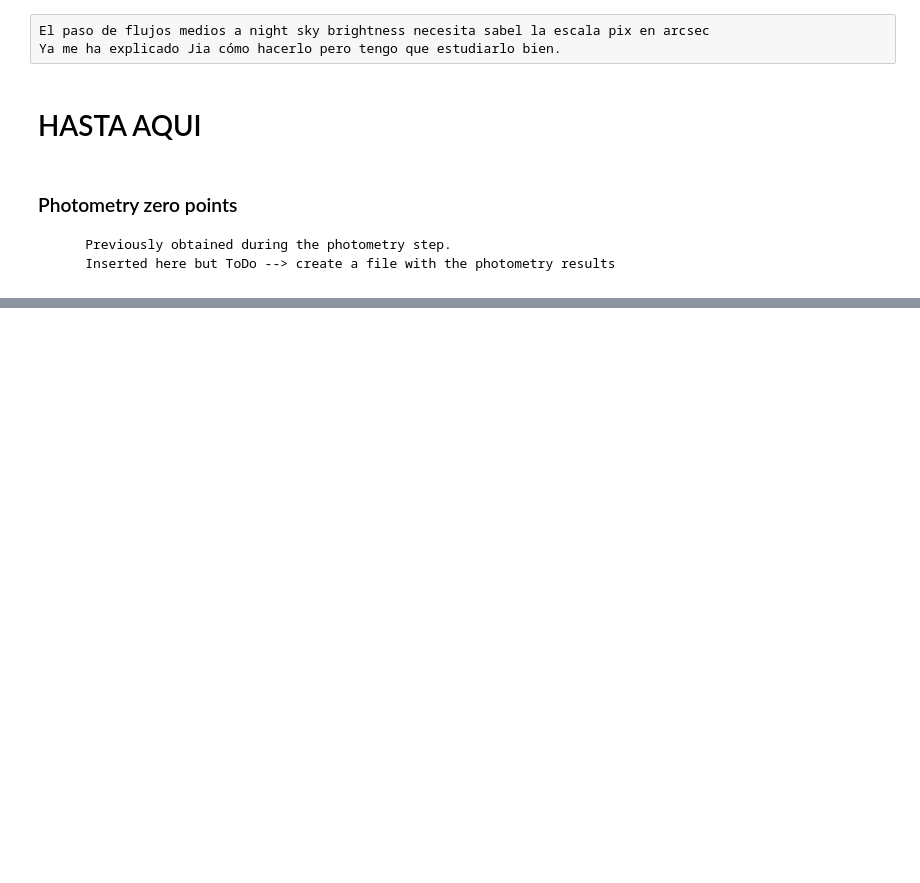
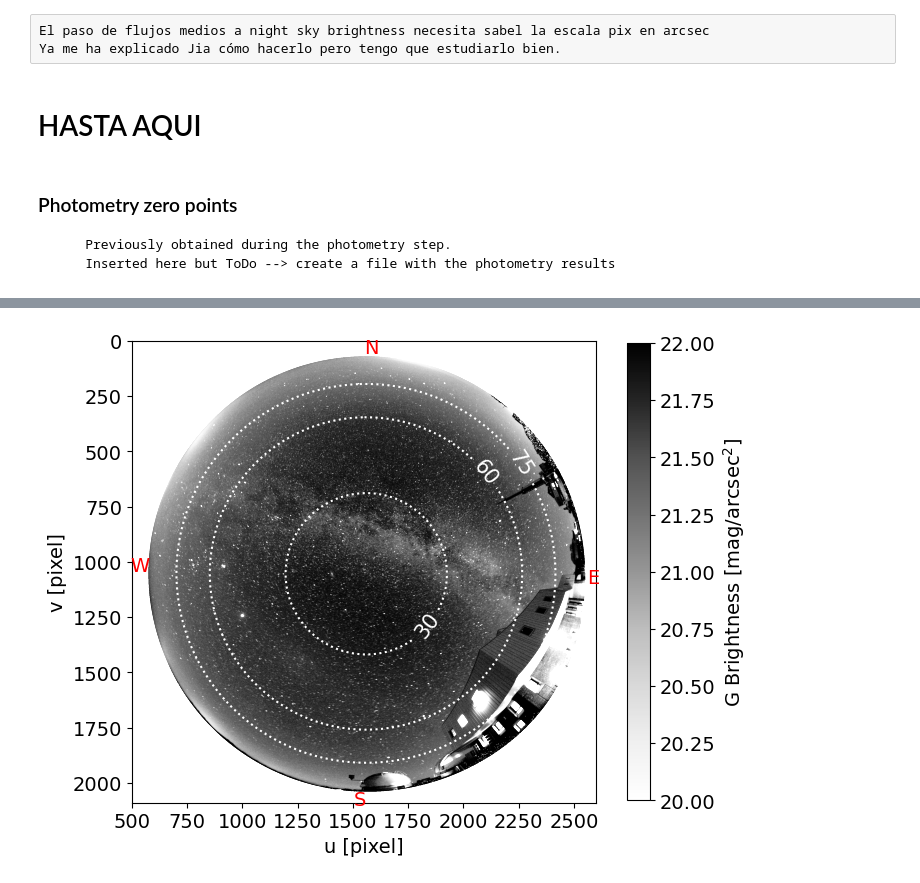
Before and after one commit to astrorafael/allskynsb, a Jupyter notebook: all_sky_NSB-map.ipynb, the cells around one changed output, grey strips where cells are left out. Drawn from its saved outputs; the diff is of its cells as text; code cells hidden in the pictures; blank space fills up the shorter version.

```diff
--- a/all_sky_NSB-map.ipynb
+++ b/all_sky_NSB-map.ipynb
@@ -420,0 +520,7 @@ print(factor,'arsec2/pixel',2.5*np.log10(factor),'NSB G zenit',m+2.5*np.log10(fa
+# %%
+bn = zpG - 2.5*np.log10(G2/domega/texpo)
+print(bn.shape)
+print(id0)
+#bn[f_galt<10] = 19
+bn[bn>22] = 22
+bn[id0] = 19
@@ -420,0 +536,26 @@ print(factor,'arsec2/pixel',2.5*np.log10(factor),'NSB G zenit',m+2.5*np.log10(fa
+# %%
+# show the sky brightness in G band
+caz = [0,90,180,270]
+calt = [-5,-5,-5,-5]
+direction = ['N','W','S','E']
+xd,yd = gwcs_azalt.backward_transform(caz, calt)
+
+fsize=14
+fig, ax = plt.subplots(ncols=1,figsize=(8,6),dpi=100)
+im = ax.imshow(bn,cmap='Grays',vmin=20,vmax=22)
+ax.set_xlabel('u [pixel]',fontdict={'size':fsize})
+ax.set_ylabel('v [pixel]',fontdict={'size':fsize})
+C = ax.contour(img_x, img_y, 90-f_galt, levels=[30.,60.,75.], colors='w',linestyles=':')
+ax.clabel(C, inline=1, fontsize=15)
+for i in range(4):
+    ax.text(xd[i], yd[i], direction[i], ha='center', va='center',color='red',fontsize=fsize)
+cbar = fig.colorbar(im,shrink=0.99,ax=ax)
+cbar.set_label('G Brightness [mag/arcsec$^2$]',fontdict={'size':14})
+cbar.ax.tick_params(labelsize=14)
+plt.xticks(size=fsize)
+plt.yticks(size=fsize)
+#plt.savefig(ipath+'xbrightness.png', dpi=300, bbox_inches='tight',facecolor='white')
+plt.xlim(500,2600)
+plt.savefig('fig_NSB_G.png')
+# %% [output]
+[figure, added]
```
Also changed, not shown: parts of 13 cells of this notebook, 3 other files.
